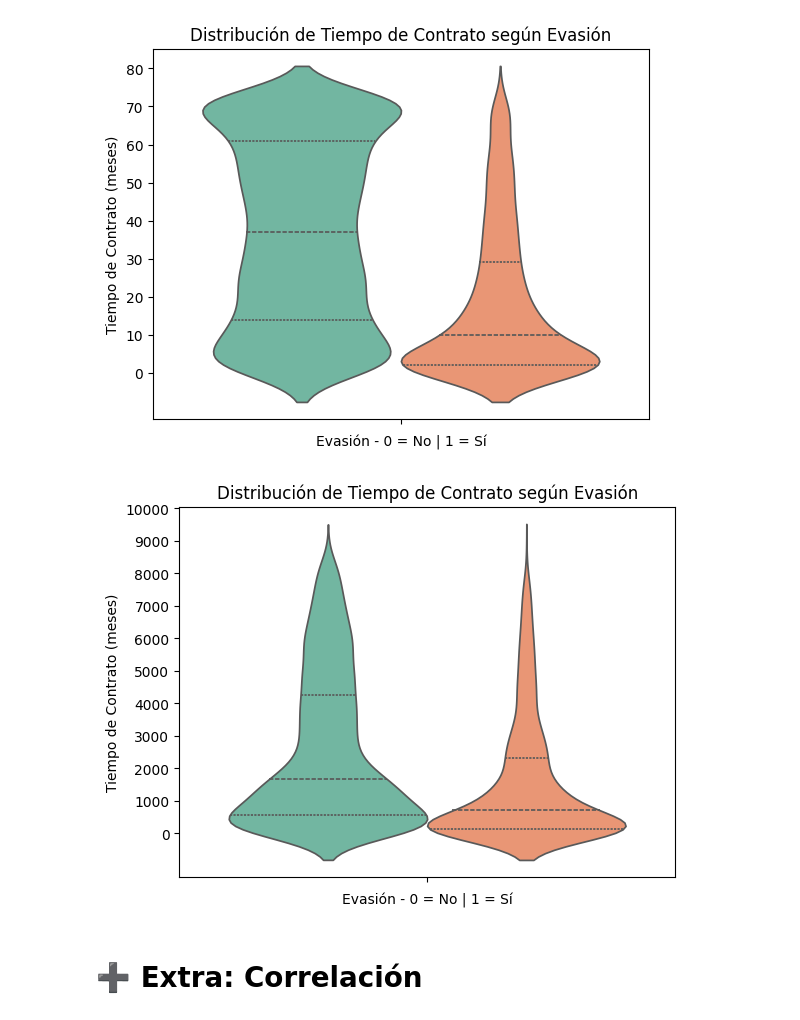
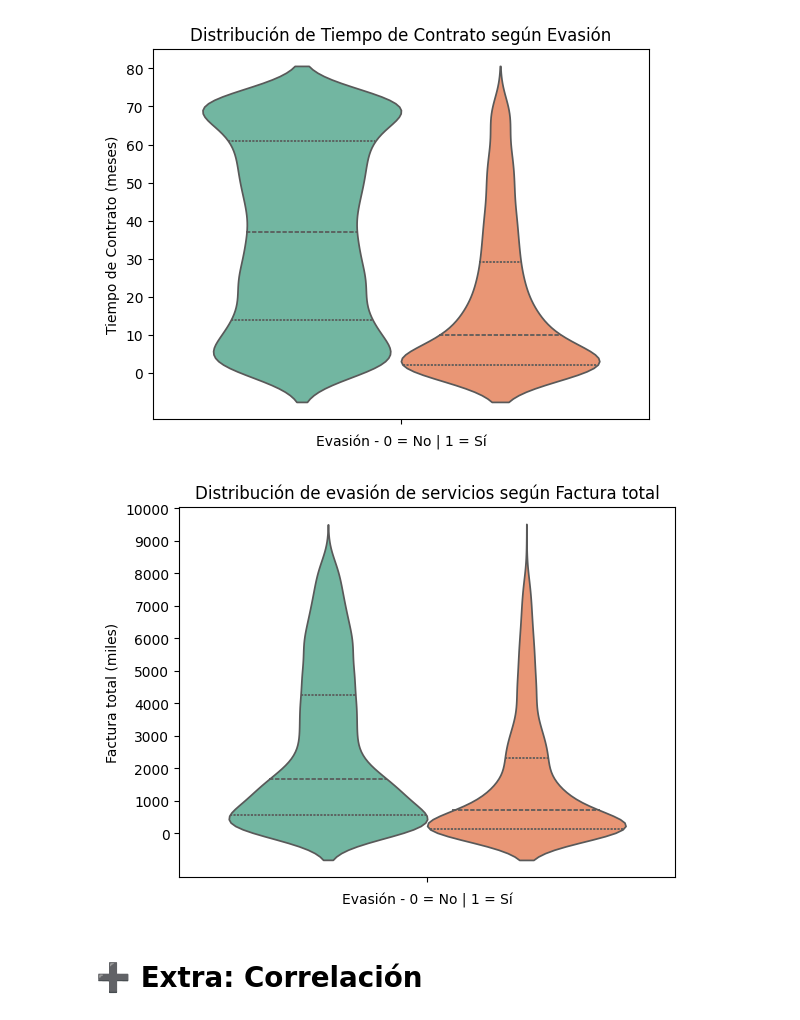
Before and after one commit to nxzK1/telecomX_Challenge, a Jupyter notebook: TelecomX_Challenge.ipynb, the cells around one changed output. Saved outputs shown, nothing was run; the diff lists cells and outputs as text; code cells hidden in the pictures.

```diff
--- a/TelecomX_Challenge.ipynb
+++ b/TelecomX_Challenge.ipynb
@@ -965,12 +969,12 @@ plt.show()
 # %%
 ax = sns.violinplot(data=df_limpio, hue='Cancelacion_servicios', y='Facturacion_total', palette='Set2', inner='quart', legend=False)
 ax.set_yticks(range(0, 10001, 1000))
-plt.title('Distribución de Tiempo de Contrato según Evasión')
+plt.title('Distribución de evasión de servicios según Factura total')
 plt.xlabel('Evasión - 0 = No | 1 = Sí')
-plt.ylabel('Tiempo de Contrato (meses)')
+plt.ylabel('Factura total (miles)')
 plt.show()
 # %% [output]
-[figure, old version]
+[figure, new version]
 # %% [markdown]
 # ➕ Extra: Correlación
 # %%
```
Also changed, not shown: parts of 11 cells of this notebook.
